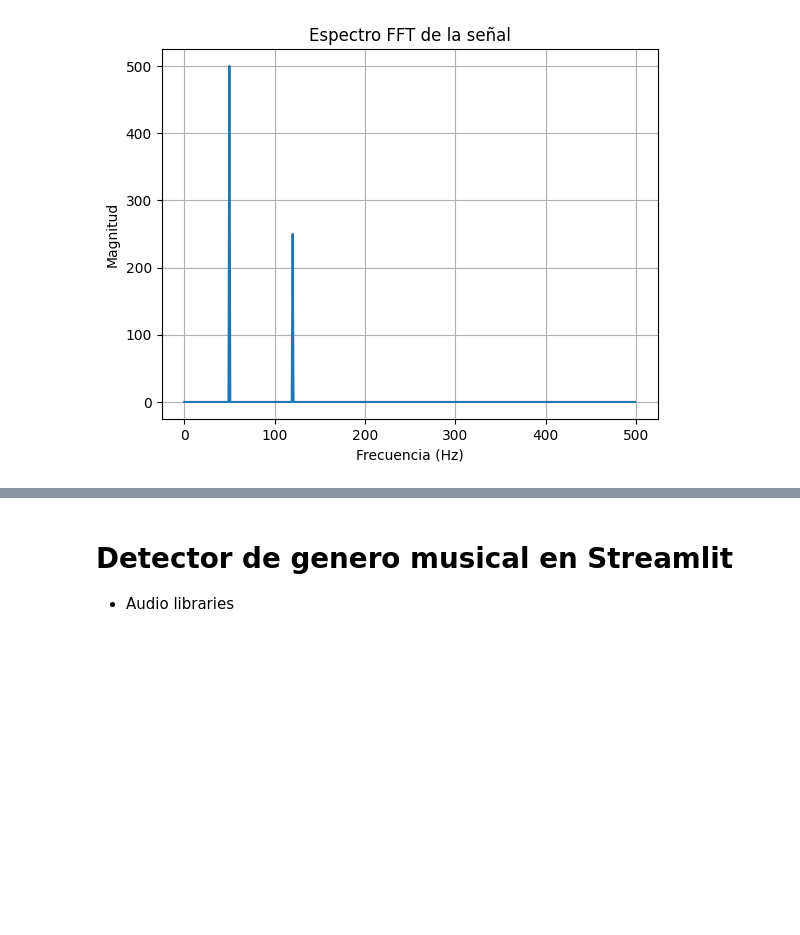
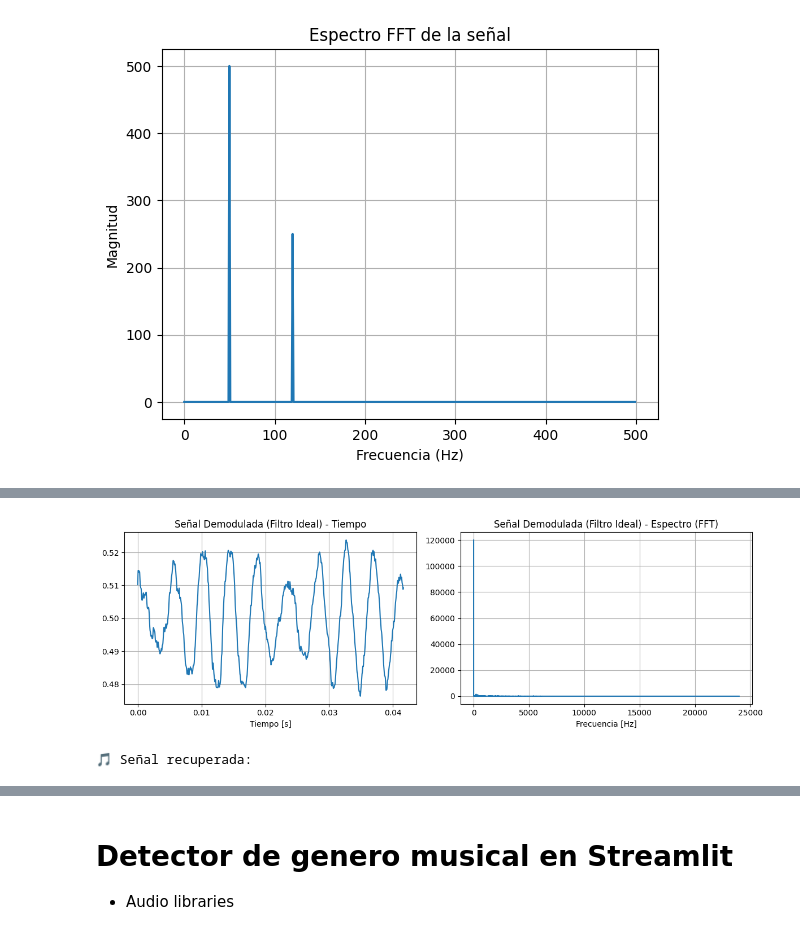
Before and after one commit to amaartin/Senales-y-Sistemas, a Jupyter notebook: Taller2_S&s.ipynb, the cells around one changed output, grey strips where cells are left out. Drawn from its saved outputs; the diff is of its cells as text; code cells hidden in the pictures; blank space fills up the shorter version.

```diff
--- a/Taller2_S&s.ipynb
+++ b/Taller2_S&s.ipynb
@@ -209,0 +479,24 @@ plt.show()
+# %%
+# Multiplicación coherente
+demod = s_am * c
+
+# Filtro ideal en frecuencia (FFT)
+def ideal_lowpass(signal, cutoff_hz, fs):
+    N = len(signal)
+    f = rfftfreq(N, 1/fs)
+    S = rfft(signal)
+    S[f > cutoff_hz] = 0
+    return np.fft.irfft(S)
+
+# Aplicar filtro con corte en 8kHz
+recuperado = ideal_lowpass(demod, 8000, sr)
+
+# Graficar demodulación
+plot_signal_and_spectrum(recuperado, sr, "Señal Demodulada (Filtro Ideal)")
+
+# Reproducir
+print("🎵 Señal recuperada:")
+display(Audio(recuperado, rate=sr))
+# %% [output]
+[figure, added]
+🎵 Señal recuperada:
```
Also changed, not shown: parts of 24 cells of this notebook.
